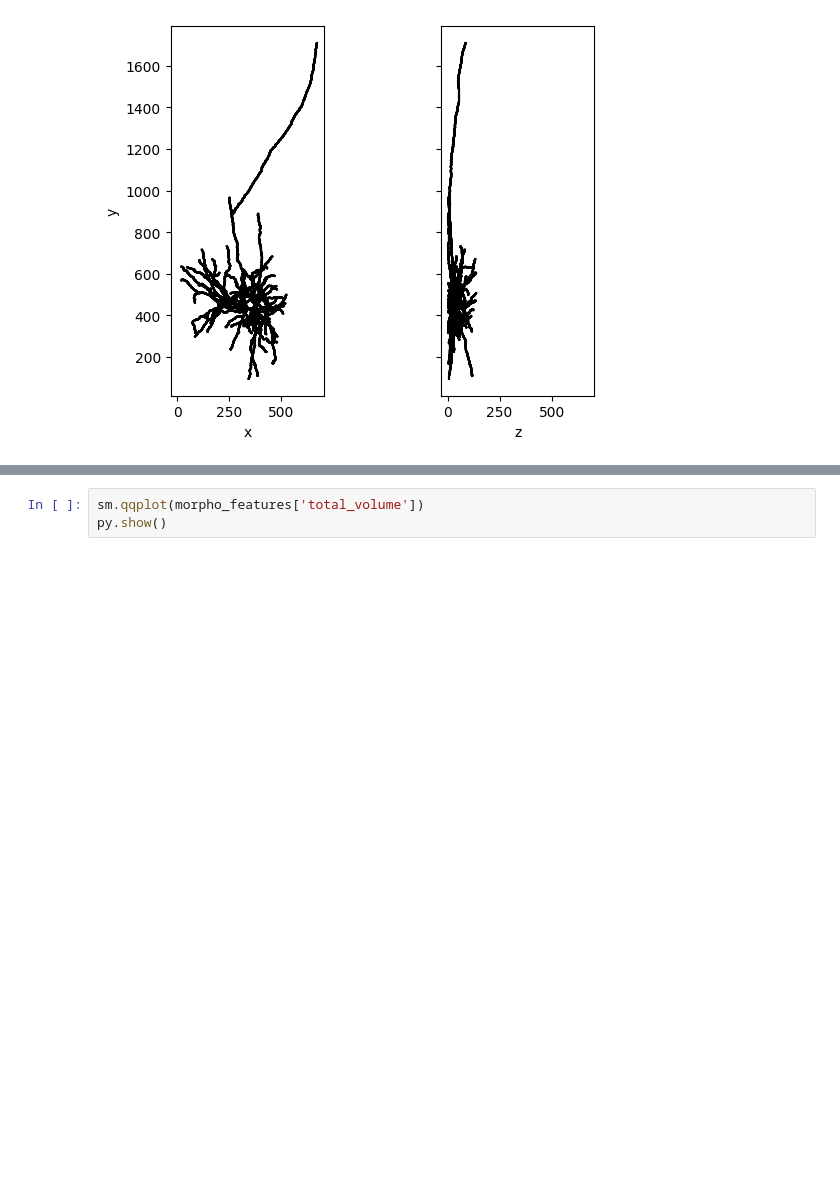
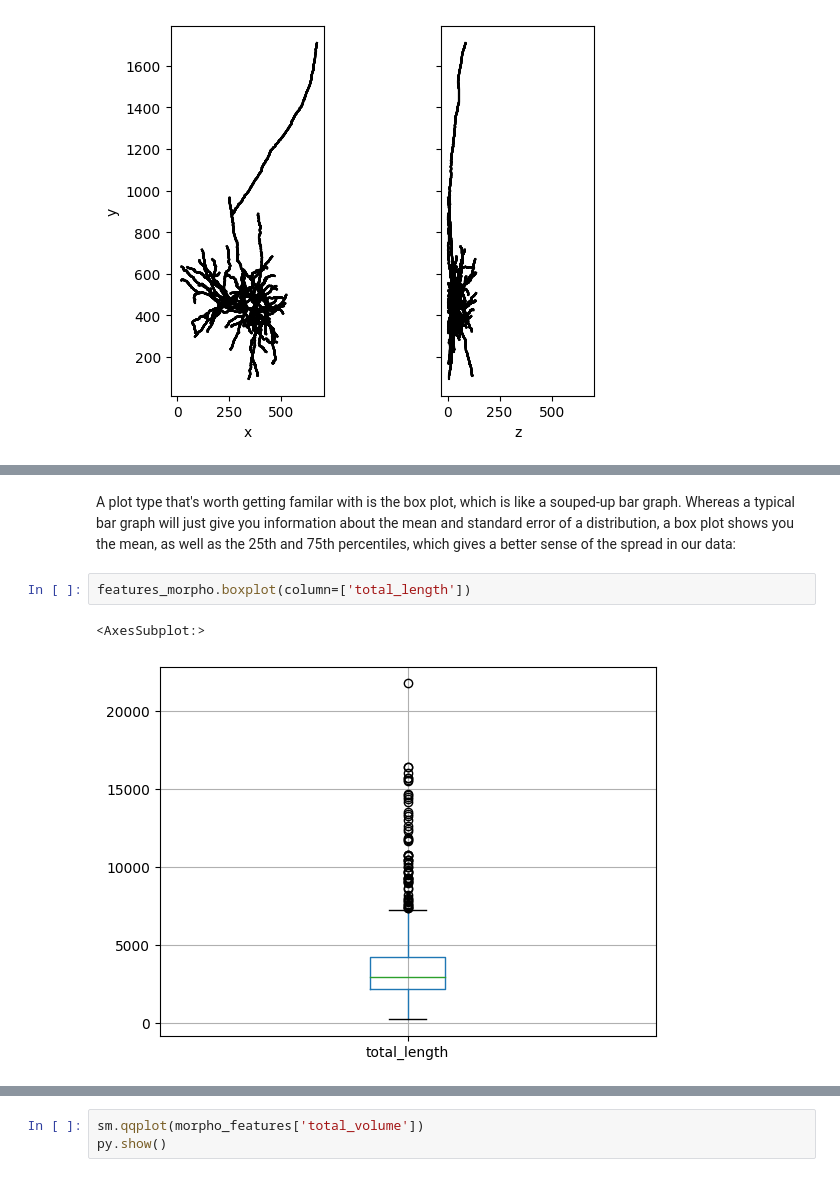
Before and after one commit to CastroLab/newtestbook, a Jupyter notebook: _sources/Week2_Distributions.ipynb, the cells around one changed output, grey strips where cells are left out. Drawn from its saved outputs; the diff is of its cells as text; blank space fills up the shorter version.

```diff
--- a/_sources/Week2_Distributions.ipynb
+++ b/_sources/Week2_Distributions.ipynb
@@ -100,0 +137,7 @@ morpho_features['total_volume'].hist(bins=50)
+# %% [markdown]
+A plot type that's worth getting familar with is the box plot, which is like a souped-up bar graph. Whereas a typical bar graph will just give you information about the mean and standard error of a distribution, a box plot shows you the mean, as well as the 25th and 75th percentiles, which gives a better sense of the spread in our data:
+# %%
+features_morpho.boxplot(column=['total_length'])
+# %% [output]
+<AxesSubplot:>
+[figure, added]
```
Also changed, not shown: parts of 60 cells of this notebook, 16 other files.
